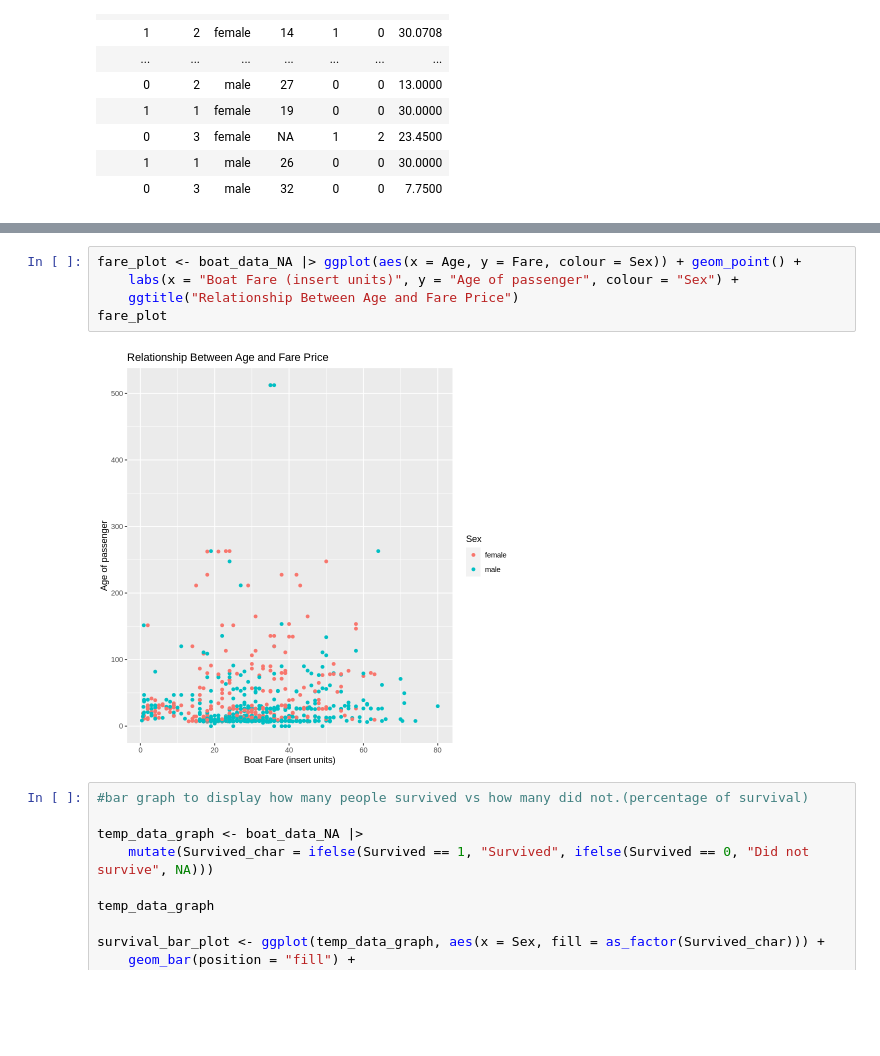
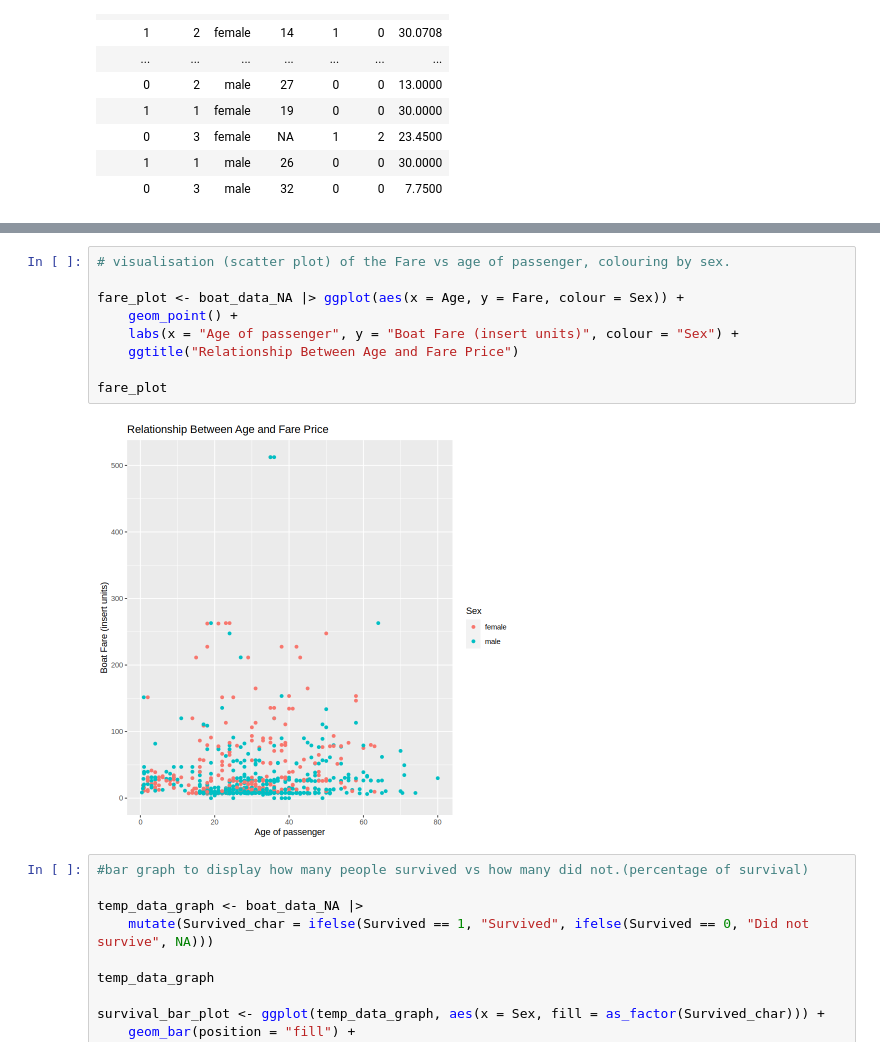
Before and after one commit to zhang17s/DSCI-100-Group-Project-, a Jupyter notebook: Proposal.ipynb, the cells around one changed output, grey strips where cells are left out. Saved outputs shown, nothing was run; the diff lists cells and outputs as text; blank space fills up the shorter version.

Commit message:
Bug Fix
Fixed axes labels for age vs fare graph

```diff
--- a/Proposal.ipynb
+++ b/Proposal.ipynb
@@ -147,12 +139,16 @@ A tibble: 714 × 8
 | 1 | 1 | male | 26 | 0 | 0 | 30.0000 | 1 |
 | 0 | 3 | male | 32 | 0 | 0 | 7.7500 | 1 |
 # %%
-fare_plot <- boat_data_NA |> ggplot(aes(x = Age, y = Fare, colour = Sex)) + geom_point() +
-    labs(x = "Boat Fare (insert units)", y = "Age of passenger", colour = "Sex") +
+# visualisation (scatter plot) of the Fare vs age of passenger, colouring by sex.
+
+fare_plot <- boat_data_NA |> ggplot(aes(x = Age, y = Fare, colour = Sex)) +
+    geom_point() +
+    labs(x = "Age of passenger", y = "Boat Fare (insert units)", colour = "Sex") +
     ggtitle("Relationship Between Age and Fare Price")
+
 fare_plot
 # %% [output]
-[figure, old version]
+[figure, new version]
 # %%
 #bar graph to display how many people survived vs how many did not.(percentage of survival)
 
```
Also changed, not shown: parts of 4 cells of this notebook.
